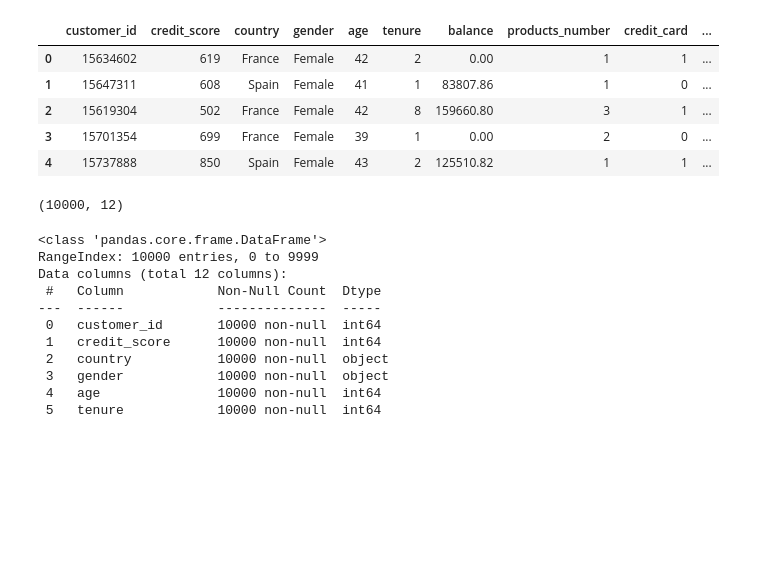
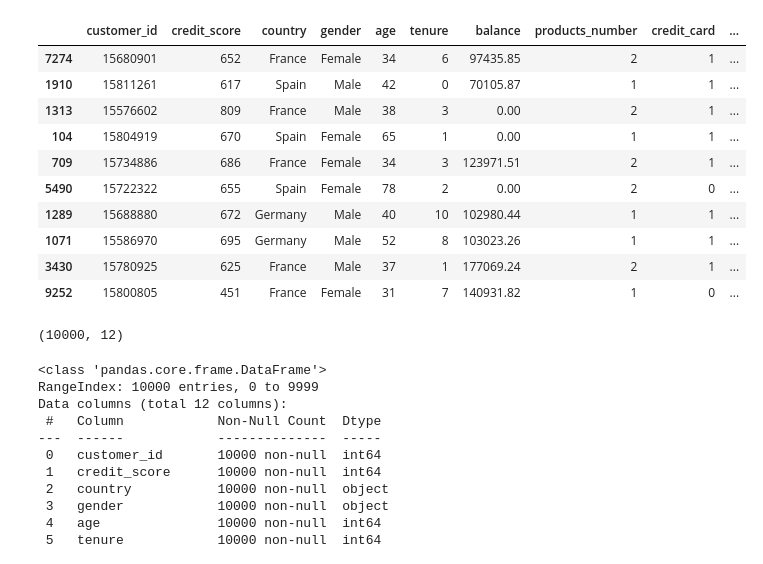
Before and after one commit to rajeevkumar75/Bank-Customer-Churn-Prediction, a Jupyter notebook: notebooks/Eda end to end.ipynb, the cells around one changed output. Saved outputs shown, nothing was run; the diff lists cells and outputs as text; code cells hidden in the pictures; blank space fills up the shorter version.

```diff
--- a/notebooks/Eda end to end.ipynb
+++ b/notebooks/Eda end to end.ipynb
@@ -5,14 +5,19 @@ import matplotlib.pyplot as plt
 import seaborn as sns
 # %%
 df = pd.read_csv('C:\\Users\\Rajeev kumar\\Desktop\\Bank customer churn prediction\\data\\bank data.csv')
-df.head()
+df.sample(10)
 # %% [output]
 |  | customer_id | credit_score | country | gender | age | tenure | balance | products_number | credit_card | ... |
-| 0 | 15634602 | 619 | France | Female | 42 | 2 | 0.00 | 1 | 1 | ... |
-| 1 | 15647311 | 608 | Spain | Female | 41 | 1 | 83807.86 | 1 | 0 | ... |
-| 2 | 15619304 | 502 | France | Female | 42 | 8 | 159660.80 | 3 | 1 | ... |
-| 3 | 15701354 | 699 | France | Female | 39 | 1 | 0.00 | 2 | 0 | ... |
-| 4 | 15737888 | 850 | Spain | Female | 43 | 2 | 125510.82 | 1 | 1 | ... |
+| 7274 | 15680901 | 652 | France | Female | 34 | 6 | 97435.85 | 2 | 1 | ... |
+| 1910 | 15811261 | 617 | Spain | Male | 42 | 0 | 70105.87 | 1 | 1 | ... |
+| 1313 | 15576602 | 809 | France | Male | 38 | 3 | 0.00 | 2 | 1 | ... |
+| 104 | 15804919 | 670 | Spain | Female | 65 | 1 | 0.00 | 1 | 1 | ... |
+| 709 | 15734886 | 686 | France | Female | 34 | 3 | 123971.51 | 2 | 1 | ... |
+| 5490 | 15722322 | 655 | Spain | Female | 78 | 2 | 0.00 | 2 | 0 | ... |
+| 1289 | 15688880 | 672 | Germany | Male | 40 | 10 | 102980.44 | 1 | 1 | ... |
+| 1071 | 15586970 | 695 | Germany | Male | 52 | 8 | 103023.26 | 1 | 1 | ... |
+| 3430 | 15780925 | 625 | France | Male | 37 | 1 | 177069.24 | 2 | 1 | ... |
+| 9252 | 15800805 | 451 | France | Female | 31 | 7 | 140931.82 | 1 | 0 | ... |
 # %%
 df.shape
 # %% [output]
```
Also changed, not shown: parts of 31 cells of this notebook.
